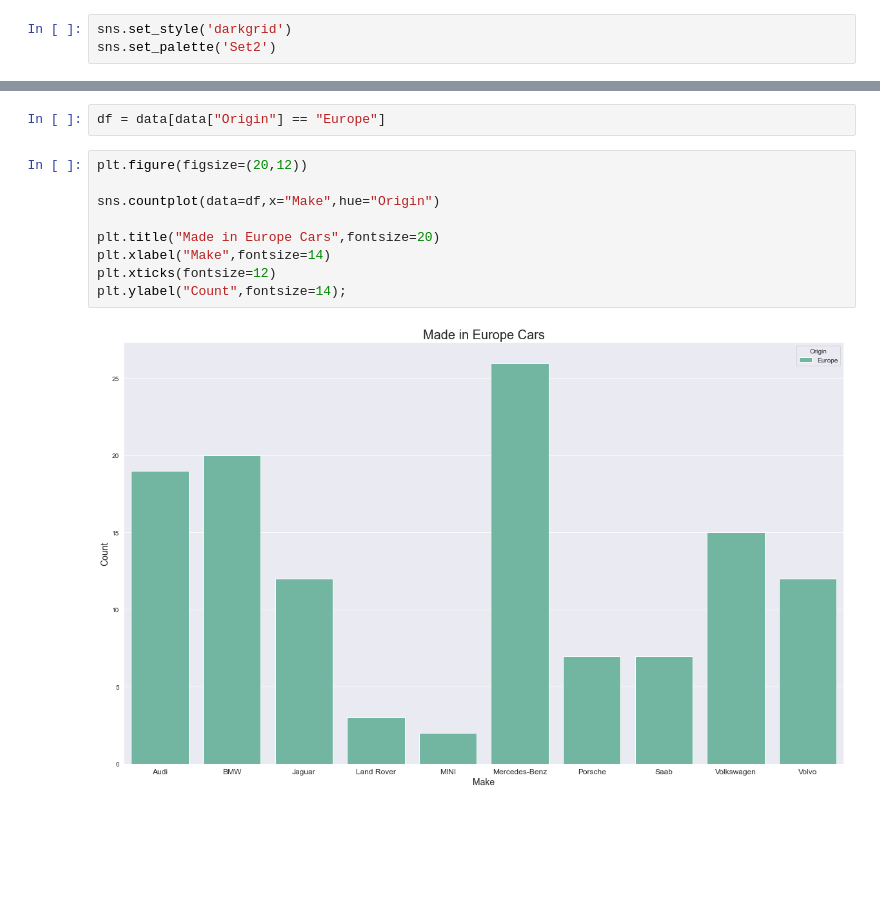
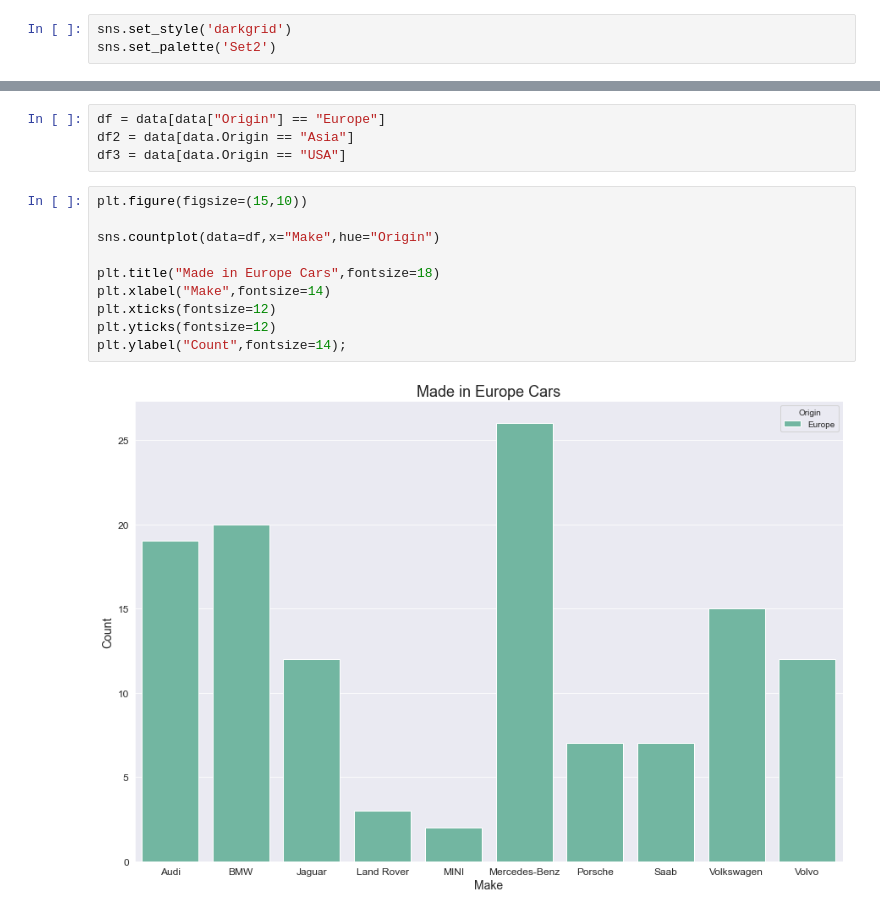
Before and after one commit to shamimsikder/Data-Visualization-Exercises, a Jupyter notebook: Cars Data Visualization.ipynb, the cells around one changed output, grey strips where cells are left out. Saved outputs shown, nothing was run; the diff lists cells and outputs as text; blank space fills up the shorter version.

```diff
--- a/Cars Data Visualization.ipynb
+++ b/Cars Data Visualization.ipynb
@@ -113,13 +120,16 @@ sns.set_palette('Set2')
 # %%
 df = data[data["Origin"] == "Europe"]
+df2 = data[data.Origin == "Asia"]
+df3 = data[data.Origin == "USA"]
 # %%
-plt.figure(figsize=(20,12))
+plt.figure(figsize=(15,10))
 
 sns.countplot(data=df,x="Make",hue="Origin")
 
-plt.title("Made in Europe Cars",fontsize=20)
+plt.title("Made in Europe Cars",fontsize=18)
 plt.xlabel("Make",fontsize=14)
 plt.xticks(fontsize=12)
+plt.yticks(fontsize=12)
 plt.ylabel("Count",fontsize=14);
 # %% [output]
-[figure, old version]
+[figure, new version]
```
Also changed, not shown: parts of 6 cells of this notebook.
